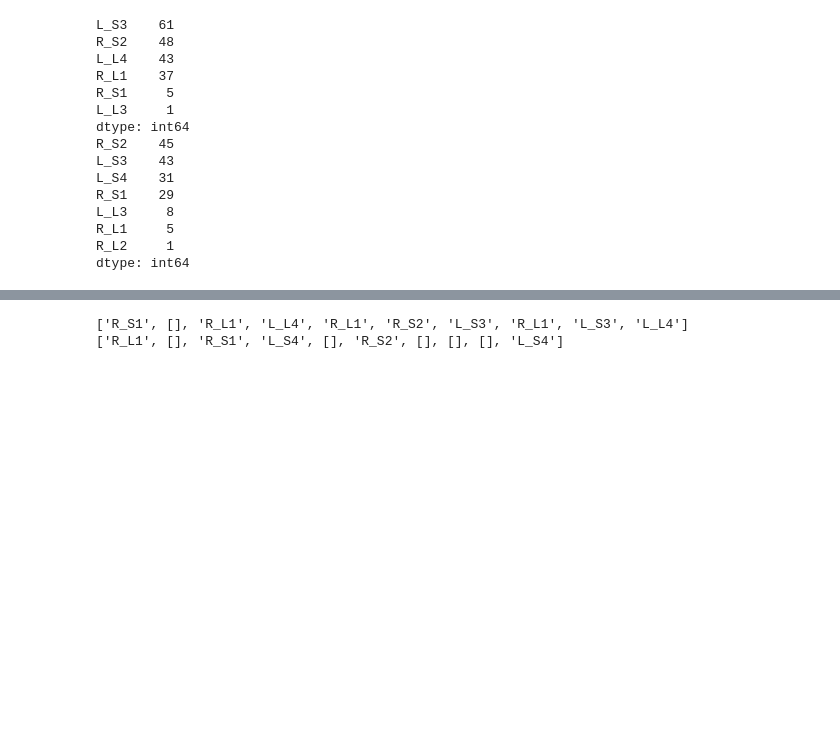
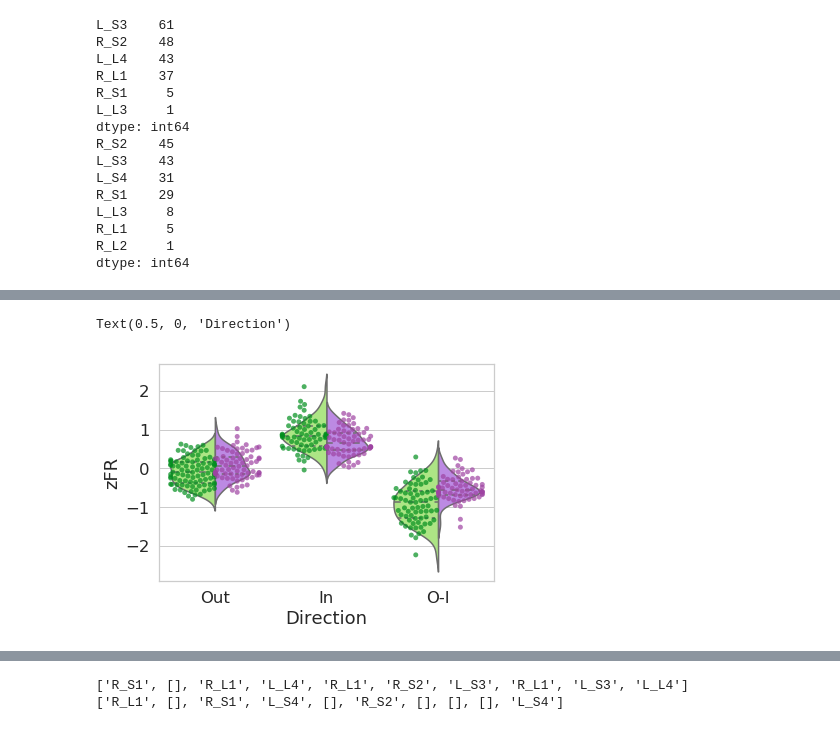
Before and after one commit to alexgonzl/TreeMazeAnalyses, a Jupyter notebook: Notebooks/Trials_Structures_Zones.ipynb, the cells around one changed output, grey strips where cells are left out. Saved outputs shown, nothing was run; the diff lists cells and outputs as text; code cells hidden in the pictures; blank space fills up the shorter version.

```diff
--- a/Notebooks/Trials_Structures_Zones.ipynb
+++ b/Notebooks/Trials_Structures_Zones.ipynb
@@ -365,0 +560,17 @@ zMat(X.loc[tr2],mu[cell],sig[cell])
+# %%
+sns.set(style="whitegrid",font_scale=1.5)
+pal = sns.xkcd_palette(['spring green','light purple'])
+subset = cellDat['Co']=='Co'
+dat = cellDat[subset].groupby(['trID','IO','Cue']).mean()
+dat = dat.reset_index()
+with sns.color_palette(pal):
+    ax=sns.violinplot(y='zFR',x='IO',hue='Cue',data=dat,split=True,scale='count',inner='quartile',hue_order=['L','R'],saturation=0.7)
+pal = sns.xkcd_palette(['emerald green','medium purple'])
+with sns.color_palette(pal):
+    ax=sns.swarmplot(y='zFR',x='IO',hue='Cue',data=dat,dodge=True,hue_order=['L','R'],alpha=0.7,edgecolor='gray')
+l=ax.get_legend()
+l.set_visible(False)
+ax.set_xlabel('Direction')
+# %% [output]
+Text(0.5, 0, 'Direction')
+[figure, added]
```
Also changed, not shown: parts of 30 cells of this notebook.
